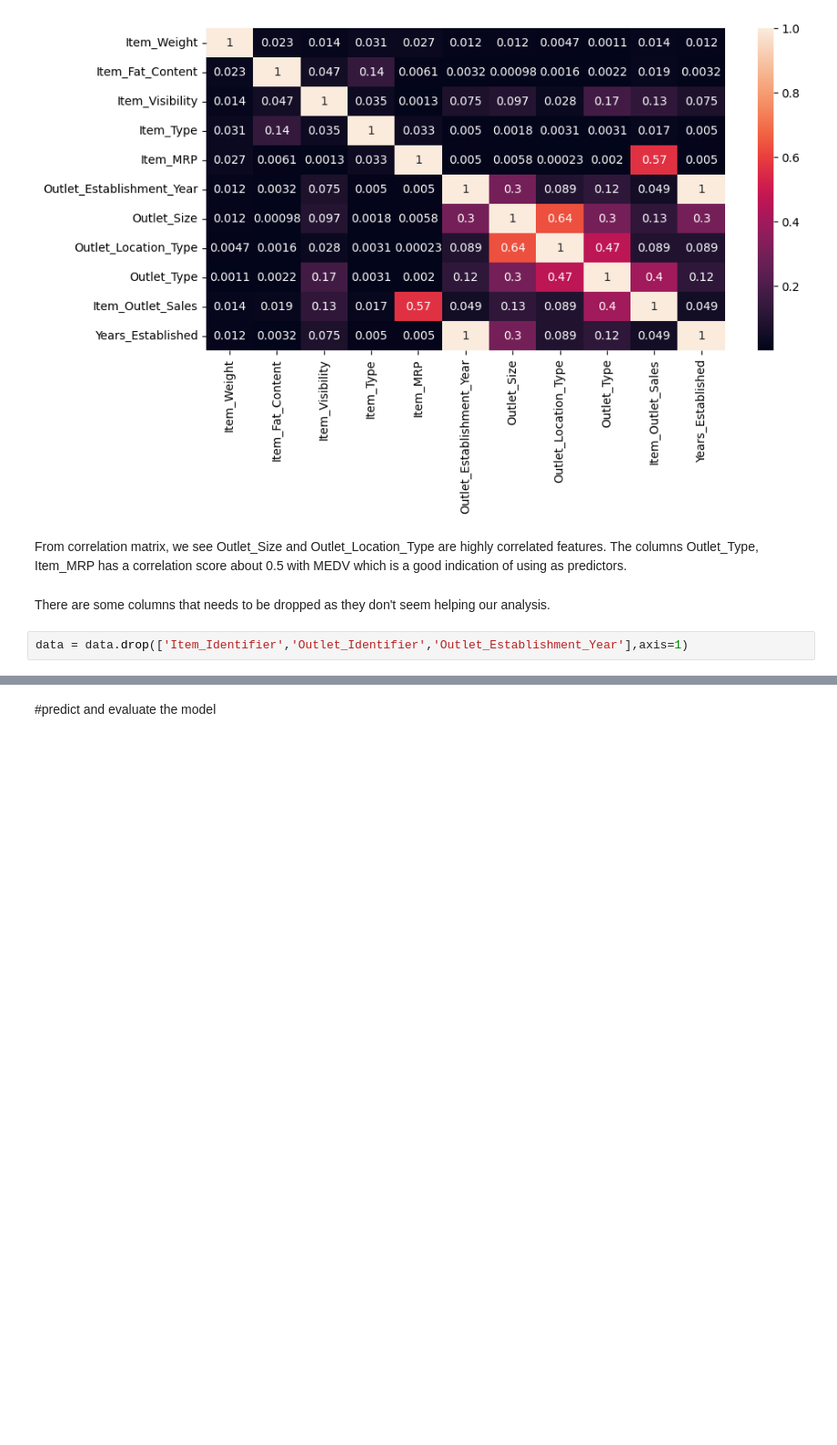
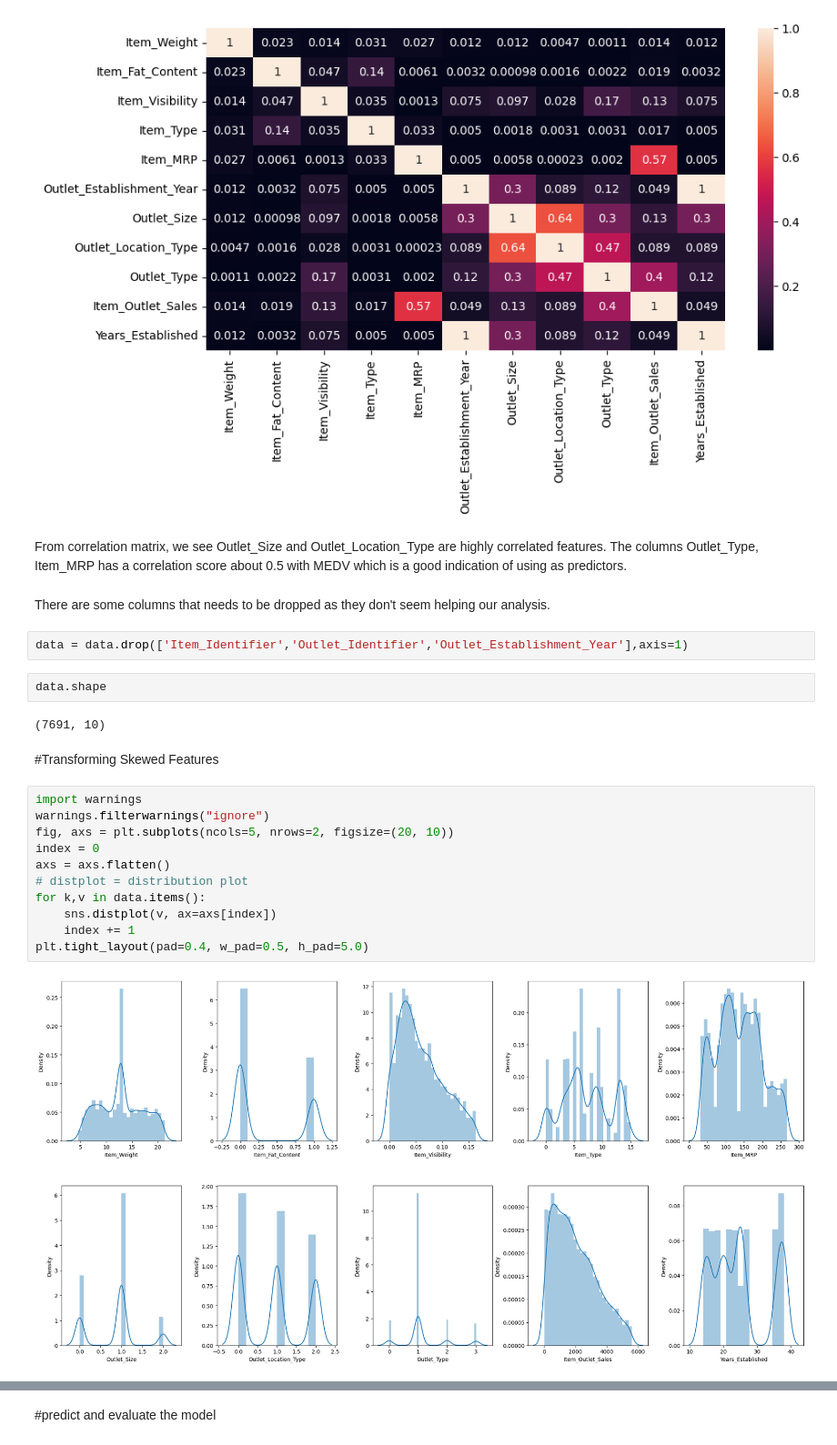
Before and after one commit to faeghe-kashani/Bigmart_sales_prediction, a Jupyter notebook: Bigmart_sales_prediction_dataset_Regression.ipynb, the cells around one changed output, grey strips where cells are left out. Shown: that part at 91% size. Cells and saved outputs as stored; diff of their text form; blank space fills up the shorter version.

```diff
--- a/Bigmart_sales_prediction_dataset_Regression.ipynb
+++ b/Bigmart_sales_prediction_dataset_Regression.ipynb
@@ -232,3 +232,22 @@ From correlation matrix, we see Outlet_Size and Outlet_Location_Type are highly
 There are some columns that needs to be dropped as they don't seem helping our analysis.
 # %%
 data = data.drop(['Item_Identifier','Outlet_Identifier','Outlet_Establishment_Year'],axis=1)
+# %%
+data.shape
+# %% [output]
+(7691, 10)
+# %% [markdown]
+#Transforming Skewed Features
+# %%
+import warnings
+warnings.filterwarnings("ignore")
+fig, axs = plt.subplots(ncols=5, nrows=2, figsize=(20, 10))
+index = 0
+axs = axs.flatten()
+# distplot = distribution plot
+for k,v in data.items():
+    sns.distplot(v, ax=axs[index])
+    index += 1
+plt.tight_layout(pad=0.4, w_pad=0.5, h_pad=5.0)
+# %% [output]
+[figure, added]
```
Also changed, not shown: parts of 19 cells of this notebook.
